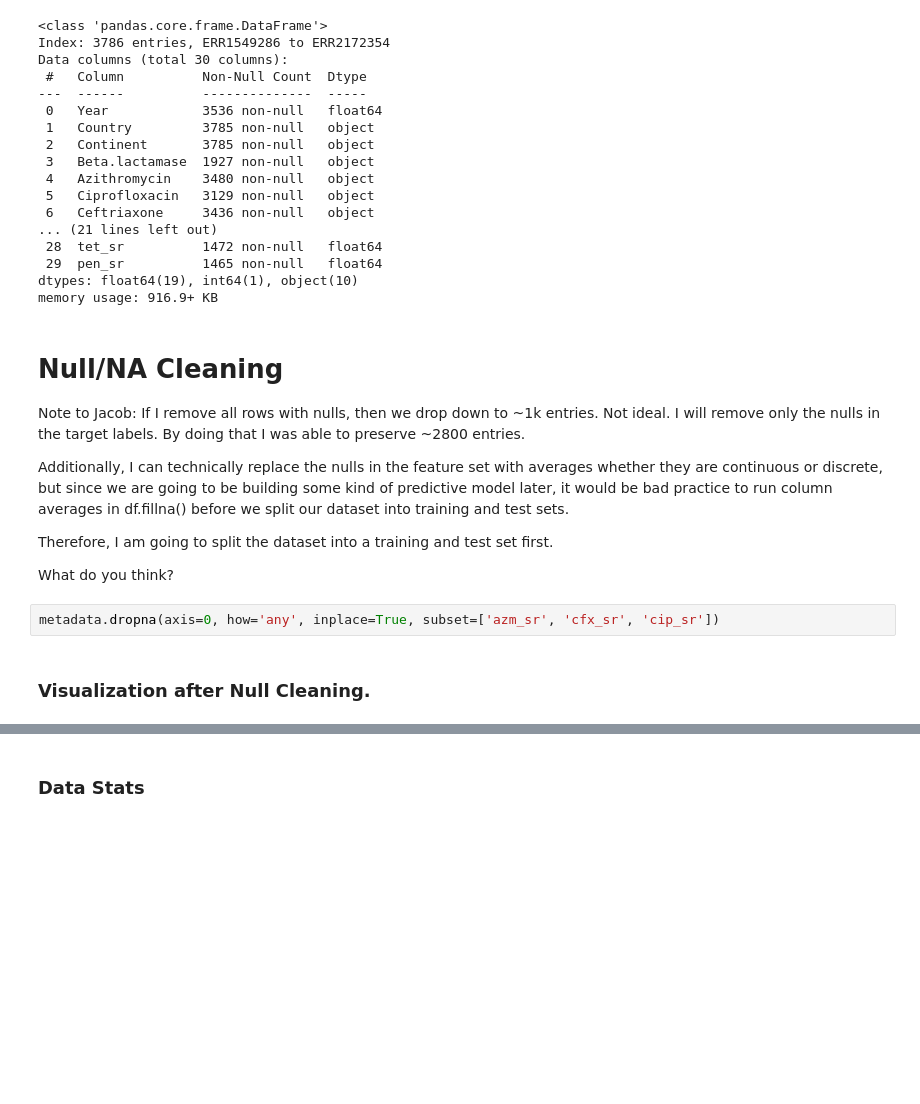
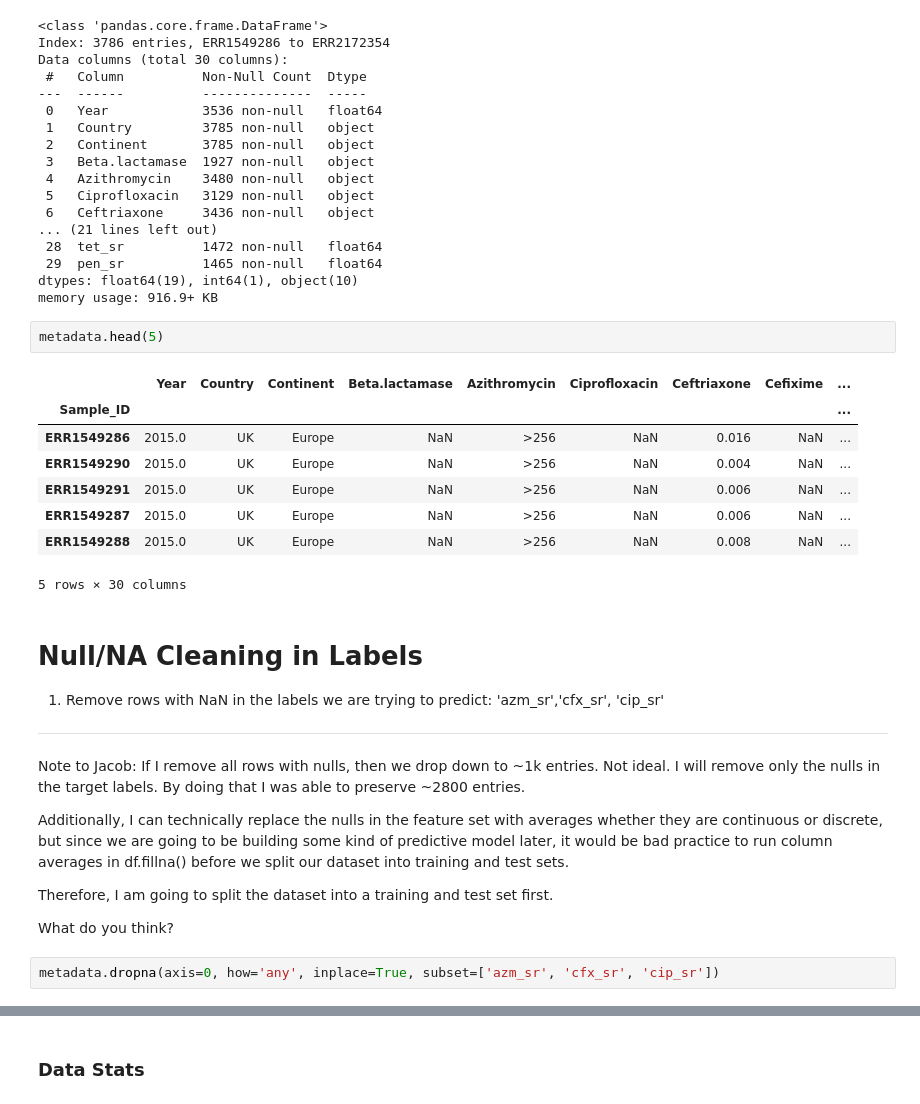
Before and after one commit to VX59/4-587-project-p1, a Jupyter notebook: eda.ipynb, the cells around one changed output, grey strips where cells are left out. Drawn from its saved outputs; the diff is of its cells as text; blank space fills up the shorter version.

Commit message:
Added some cleaning

```diff
--- a/eda.ipynb
+++ b/eda.ipynb
@@ -37,8 +35,23 @@ Data columns (total 30 columns):
  29  pen_sr          1465 non-null   float64
 dtypes: float64(19), int64(1), object(10)
 memory usage: 916.9+ KB
+# %%
+metadata.head(5)
+# %% [output]
+|  | Year | Country | Continent | Beta.lactamase | Azithromycin | Ciprofloxacin | Ceftriaxone | Cefixime | ... |
+| Sample_ID |  |  |  |  |  |  |  |  | ... |
+| ERR1549286 | 2015.0 | UK | Europe | NaN | >256 | NaN | 0.016 | NaN | ... |
+| ERR1549290 | 2015.0 | UK | Europe | NaN | >256 | NaN | 0.004 | NaN | ... |
+| ERR1549291 | 2015.0 | UK | Europe | NaN | >256 | NaN | 0.006 | NaN | ... |
+| ERR1549287 | 2015.0 | UK | Europe | NaN | >256 | NaN | 0.006 | NaN | ... |
+| ERR1549288 | 2015.0 | UK | Europe | NaN | >256 | NaN | 0.008 | NaN | ... |
+5 rows × 30 columns
 # %% [markdown]
-# Null/NA Cleaning
+# Null/NA Cleaning in Labels
+
+1. Remove rows with NaN in the labels we are trying to predict: 'azm_sr','cfx_sr', 'cip_sr'
+
+---
 
 Note to Jacob:
 If I remove all rows with nulls, then we drop down to ~1k entries. Not ideal. I will remove only the nulls in the target labels. By doing that I was able to preserve ~2800 entries.
@@ -50,5 +63,3 @@ Therefore, I am going to split the dataset into a training and test set first.
 What do you think?
 # %%
 metadata.dropna(axis=0, how='any', inplace=True, subset=['azm_sr', 'cfx_sr', 'cip_sr'])
-# %% [markdown]
-### Visualization after Null Cleaning.
```
Also changed, not shown: parts of 13 cells of this notebook.
